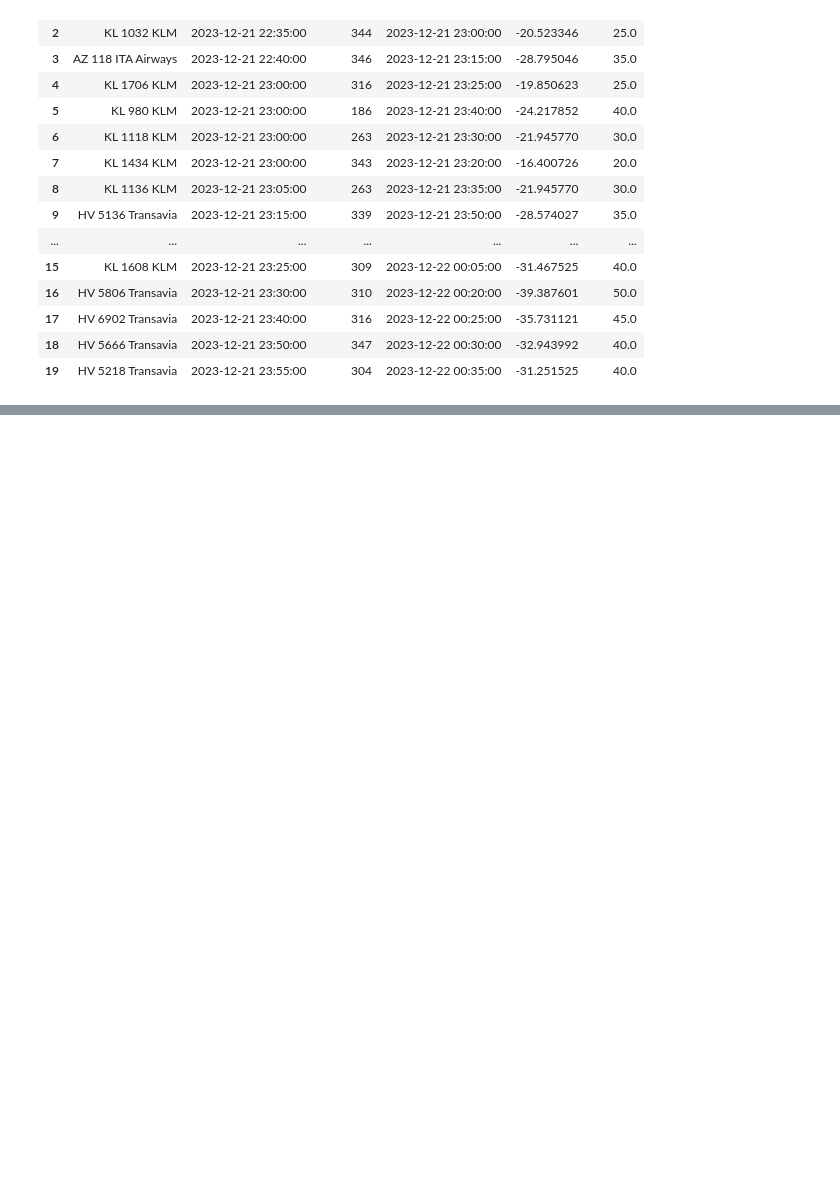
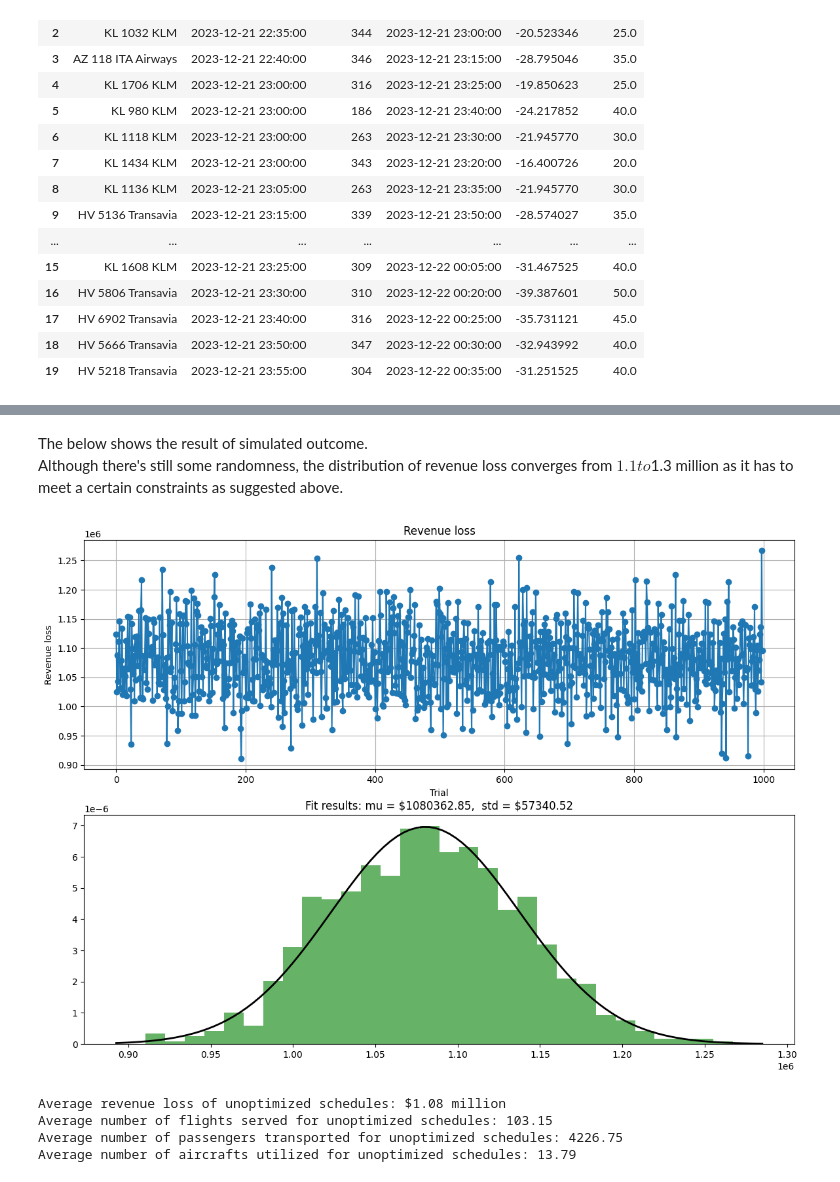
Before and after one commit to cwtravisyip/LSE_ST449_2324_GroupProject, a Jupyter notebook: GroupI.ipynb, the cells around one changed output, grey strips where cells are left out. Saved outputs shown, nothing was run; the diff lists cells and outputs as text; code cells hidden in the pictures; blank space fills up the shorter version.

```diff
--- a/GroupI.ipynb
+++ b/GroupI.ipynb
@@ -1247,0 +1879,3 @@ In summary, the CSP model is capable to handle large state spaces quickly. While
+# %%
+objective = gp.quicksum((1-x[a,f])*flight_revenue[f] for a in aircrafts for f in aircraft_flights[a] if f in flight_revenue) # operating cost
+model.setObjective(objective, sense=GRB.MINIMIZE)
@@ -1247,0 +1938,4 @@ In summary, the CSP model is capable to handle large state spaces quickly. While
+# %%
+for a in aircrafts:
+    for f in aircraft_flights[a]:
+        model.addConstr(x[a,f] <= sum(y[a,f,f2] for f2 in deltaplus_flightarcs[a][f])) # flight f is chosen only if it is traversed
@@ -1247,0 +1993,12 @@ In summary, the CSP model is capable to handle large state spaces quickly. While
+# %%
+operated_flights = {a: [f for f in aircraft_flights[a] if x[a,f].X > .5 if str(f)[0] != 's'] for a in aircrafts}
+
+total_loss = round(model.objVal/10**6,2)
+reserved_flights = sum(len(operated_flights[a]) for a in aircrafts)
+passengers = sum(sum(flight_n_pass[f] for f in aircraft_flights[a] if x[a,f].X > .5) for a in aircrafts)
+used_aircrafts = sum([1 if len(operated_flights[a]) > 0 else 0 for a in aircrafts])
+
+print(f"Net revenue total loss: ${total_loss} million")
+print(f"Optimal number of flights served: {reserved_flights}")
+print(f"Optimal number of passengers transported: {passengers}")
+print(f"Optimal number of aircrafts utilized: {used_aircrafts}")
@@ -1247,0 +2189,44 @@ In summary, the CSP model is capable to handle large state spaces quickly. While
+# %% [markdown]
+The below shows the result of simulated outcome. <br>
+Although there's still some randomness, the distribution of revenue loss converges from $1.1 to $1.3 million as it has to meet a certain constraints as suggested above.
+# %%
+import matplotlib.pyplot as plt
+from scipy.stats import norm
+import numpy as np
+
+fig, (ax1, ax2) = plt.subplots(2, 1, figsize=(14, 10))
+ax1.plot(revenue_loss_list, marker='o')
+ax1.set_title('Revenue loss')
+ax1.set_xlabel('Trial')
+ax1.set_ylabel('Revenue loss')
+ax1.grid(True)
+
+data = np.array(revenue_loss_list)
+
+# Fit a normal distribution to the data
+mu, std = norm.fit(revenue_loss_list)
+
+# Plot the histogram
+plt.hist(data, bins=30, density=True, alpha=0.6, color='g')
+
+# Plot the PDF of the fitted normal distribution
+xmin, xmax = plt.xlim()
+x = np.linspace(xmin, xmax, 100)
+p = norm.pdf(x, mu, std)
+plt.plot(x, p, 'k', linewidth=2)
+title = "Fit results: mu = \$%.2f,  std = \$%.2f" % (mu, std)
+plt.title(title)
+
+plt.show()
+# %% [output]
+[figure, added]
+# %%
+print(f"Average revenue loss of unoptimized schedules: ${round(np.average(revenue_loss_list) / 10**6, 2)} million")
+print(f"Average number of flights served for unoptimized schedules: {round(np.average(reserved_flights_list), 2)}")
+print(f"Average number of passengers transported for unoptimized schedules: {round(np.average(passengers_list), 2)}")
+print(f"Average number of aircrafts utilized for unoptimized schedules: {round(np.average(used_aircrafts_list), 2)}")
+# %% [output]
+Average revenue loss of unoptimized schedules: $1.08 million
+Average number of flights served for unoptimized schedules: 103.15
+Average number of passengers transported for unoptimized schedules: 4226.75
+Average number of aircrafts utilized for unoptimized schedules: 13.79
```
Also changed, not shown: parts of 50 cells of this notebook.
